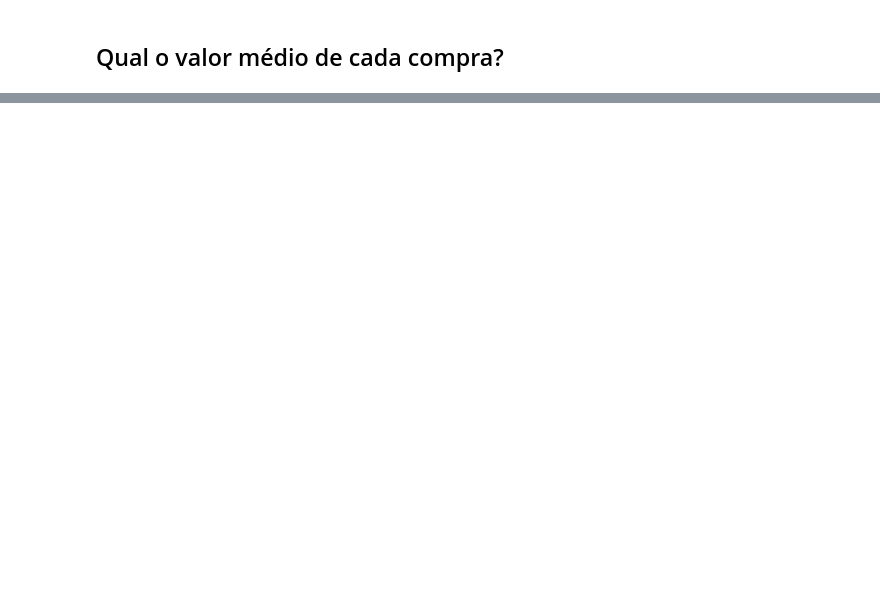
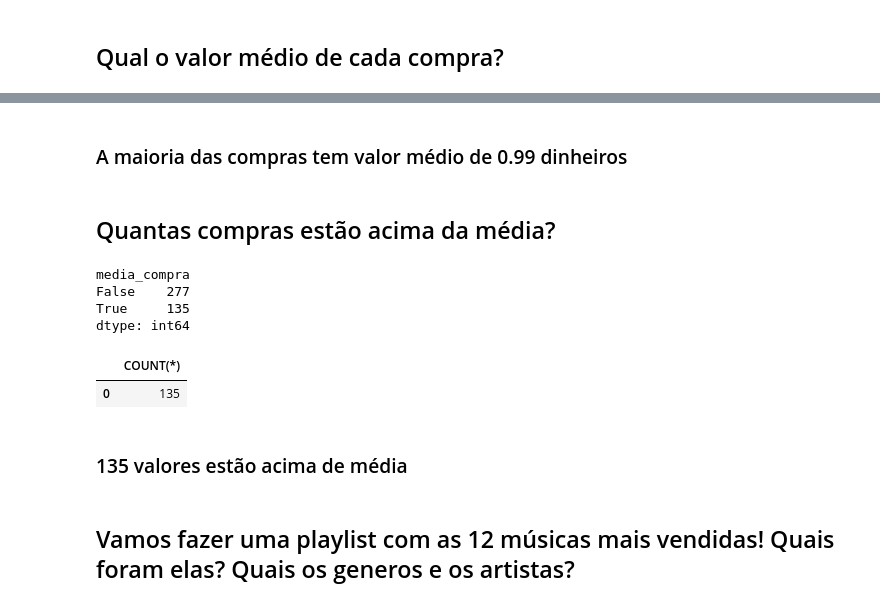
Before and after one commit to BrunoWLP/Atividades-Carnaval, a Jupyter notebook: Carnaval_SQL.ipynb, the cells around one changed output, grey strips where cells are left out. Drawn from its saved outputs; the diff is of its cells as text; code cells hidden in the pictures; blank space fills up the shorter version.

```diff
--- a/Carnaval_SQL.ipynb
+++ b/Carnaval_SQL.ipynb
@@ -397,0 +454,25 @@ data = query()...
+# %% [markdown]
+### A maioria das compras tem valor médio de 0.99 dinheiros
+# %% [markdown]
+## Quantas compras estão acima da média?
+# %%
+data.value_counts(data['media_compra'] > 0.99)
+# %% [output]
+media_compra
+False    277
+True     135
+dtype: int64
+# %%
+data = query('''SELECT COUNT(*) FROM (SELECT invoice_id, unit_price, quantity, (sum(unit_price)/count(quantity)) media_compra
+            FROM invoice_lines
+            GROUP BY invoice_id
+            HAVING media_compra > 0.99
+            ORDER BY media_compra desc)''')
+data
+# %% [output]
+|  | COUNT(*) |
+| 0 | 135 |
+# %% [markdown]
+### 135 valores estão acima de média
+# %% [markdown]
+## Vamos fazer uma playlist com as 12 músicas mais vendidas! Quais foram elas? Quais os generos e os artistas?
```
Also changed, not shown: parts of 14 cells of this notebook.
